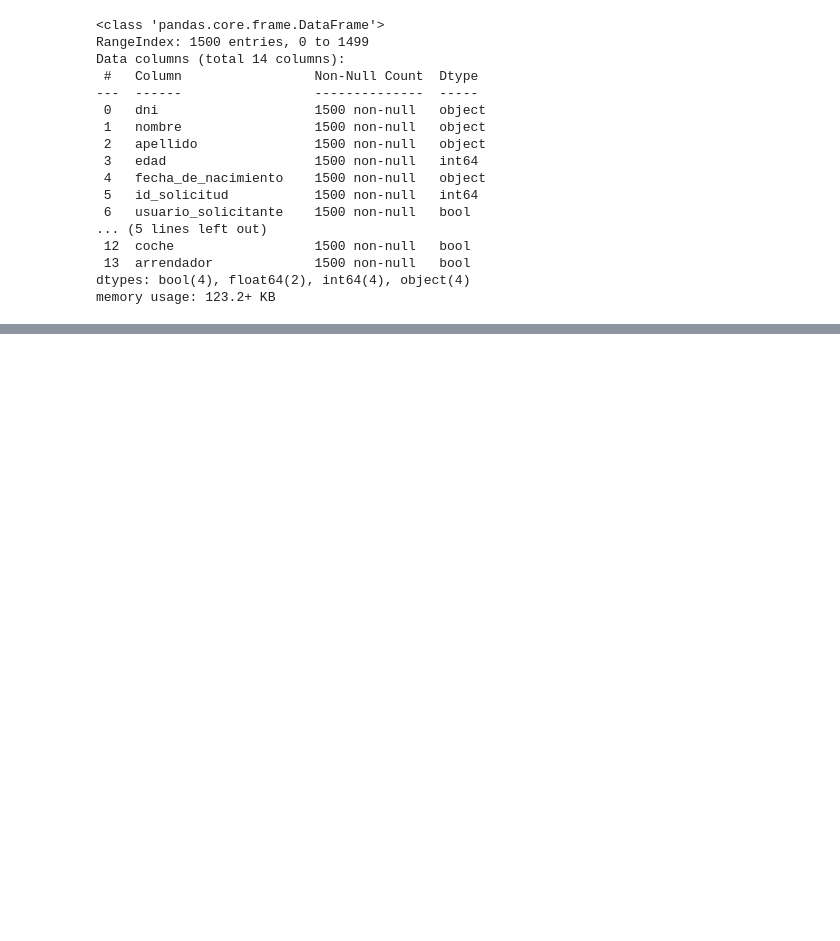
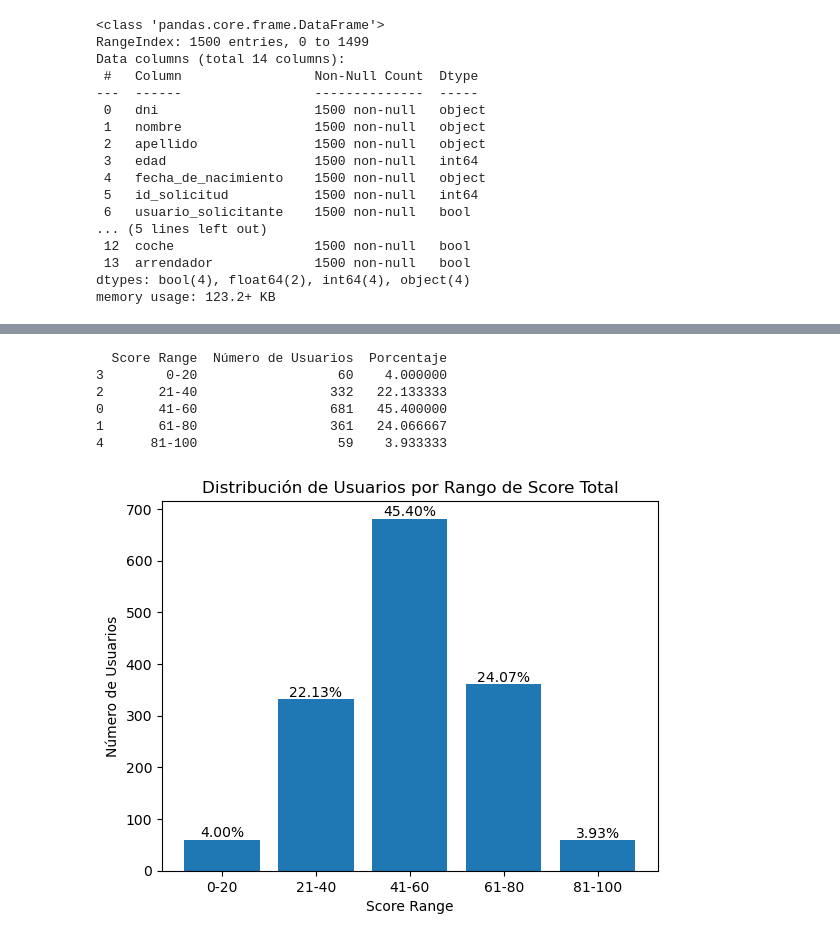
Before and after one commit to Equipo-1-FS-JAASC/Data-project-1, a Jupyter notebook: bbdd/scoring_jupyter.ipynb, the cells around one changed output, grey strips where cells are left out. Cells and saved outputs as stored; diff of their text form; code cells hidden in the pictures; blank space fills up the shorter version.

```diff
--- a/bbdd/scoring_jupyter.ipynb
+++ b/bbdd/scoring_jupyter.ipynb
@@ -291,0 +383,46 @@ df_coche_arrendador_oficio
+# %%
+import pandas as pd
+import matplotlib.pyplot as plt
+
+# Crear rangos para los puntajes
+bins = [0, 20, 40, 60, 80, 100]
+labels = ['0-20', '21-40', '41-60', '61-80', '81-100']
+
+# Agregar una nueva columna 'score_range' al DataFrame
+score_merged_weighted['score_range'] = pd.cut(score_merged_weighted['score_total'], bins=bins, labels=labels)
+
+# Contar usuarios por rango de score
+usuarios_por_rango = score_merged_weighted['score_range'].value_counts().reset_index()
+
+# Renombrar las columnas
+usuarios_por_rango.columns = ['Score Range', 'Número de Usuarios']
+
+# Calcular el porcentaje de usuarios en cada rango
+total_usuarios = len(score_merged_weighted)
+usuarios_por_rango['Porcentaje'] = (usuarios_por_rango['Número de Usuarios'] / total_usuarios) * 100
+
+# Ordenar por 'Score Range'
+usuarios_por_rango = usuarios_por_rango.sort_values('Score Range')
+
+# Mostrar la tabla
+print(usuarios_por_rango)
+
+# Gráfico de barras para visualizar la distribución
+plt.bar(usuarios_por_rango['Score Range'], usuarios_por_rango['Número de Usuarios'])
+plt.title('Distribución de Usuarios por Rango de Score Total')
+plt.xlabel('Score Range')
+plt.ylabel('Número de Usuarios')
+
+# Agregar porcentajes en el gráfico
+for i, porcentaje in enumerate(usuarios_por_rango['Porcentaje']):
+    plt.text(i, usuarios_por_rango['Número de Usuarios'].iloc[i] + 5, f'{porcentaje:.2f}%', ha='center')
+
+plt.show()
+# %% [output]
+  Score Range  Número de Usuarios  Porcentaje
+3        0-20                  60    4.000000
+2       21-40                 332   22.133333
+0       41-60                 681   45.400000
+1       61-80                 361   24.066667
+4      81-100                  59    3.933333
+[figure, added]
```
Also changed, not shown: parts of 14 cells of this notebook, 1 other file.
